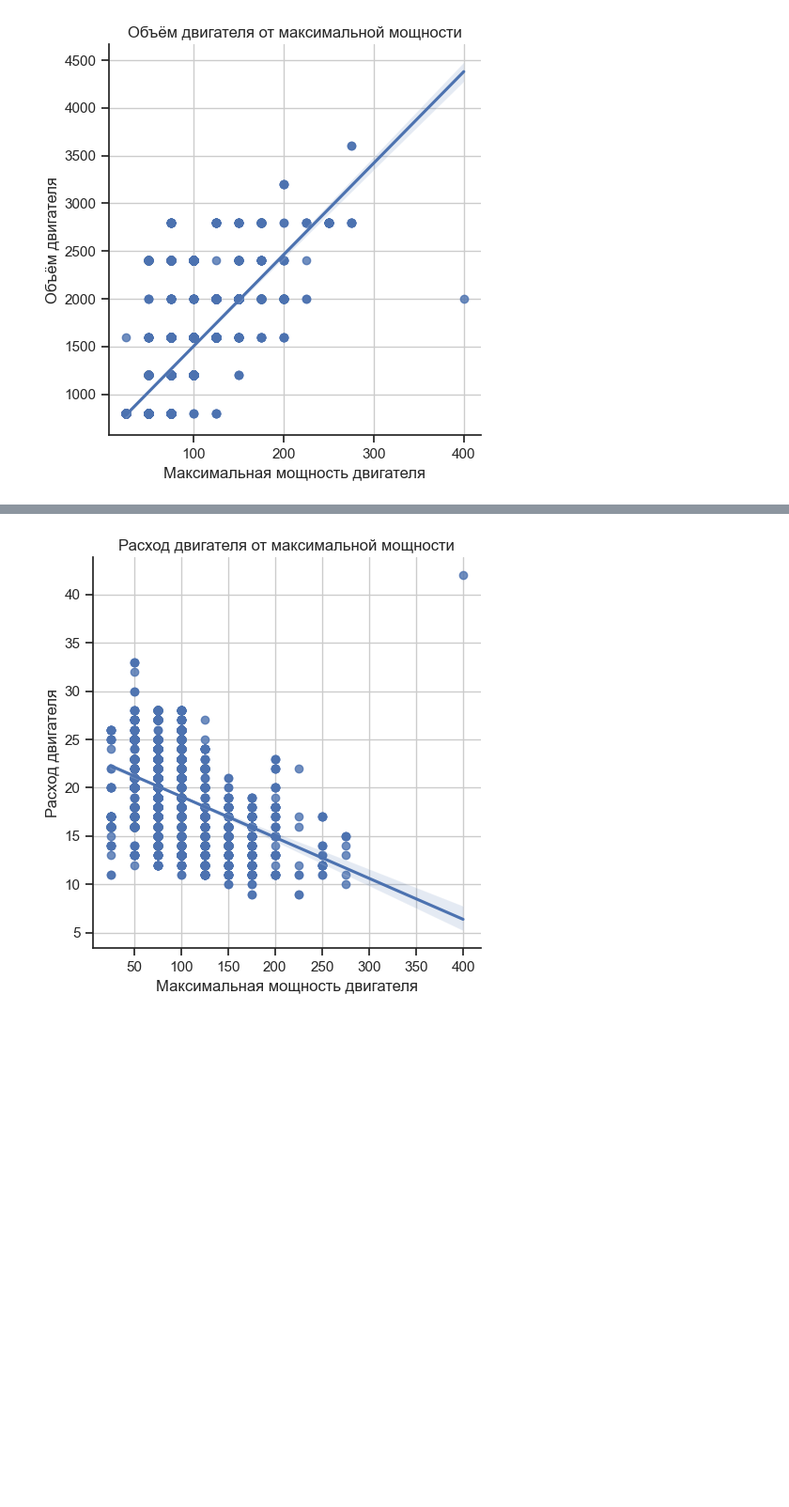
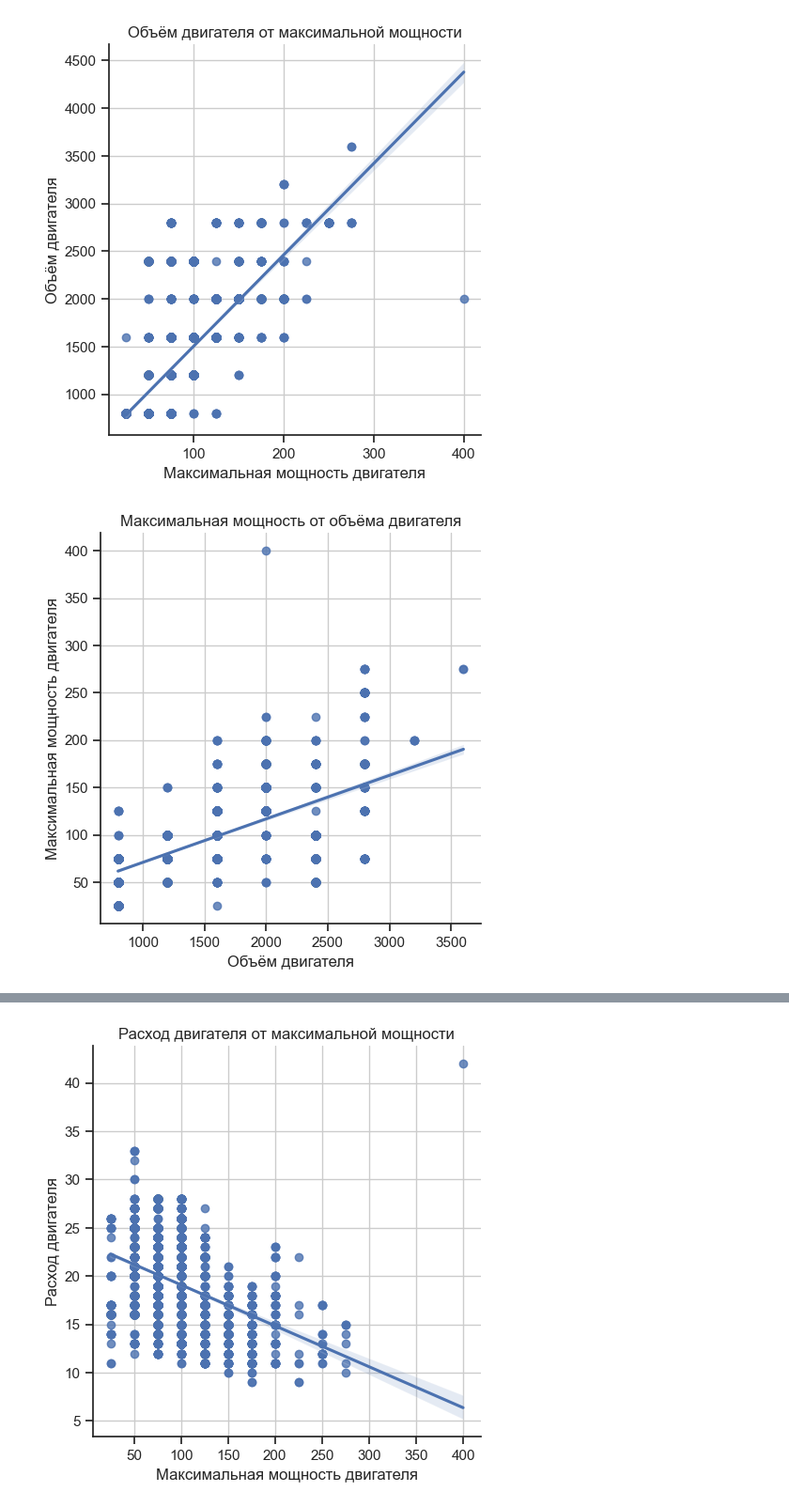
Before and after one commit to LlirikOknessu/tpu-8e21-ai-basis, a Jupyter notebook: Racheev/EDA_Racheev.ipynb, the cells around one changed output, grey strips where cells are left out. Shown at 94% size. Saved outputs shown, nothing was run; the diff lists cells and outputs as text; code cells hidden in the pictures; blank space fills up the shorter version.

```diff
--- a/Racheev/EDA_Racheev.ipynb
+++ b/Racheev/EDA_Racheev.ipynb
@@ -2990,3 +3037,13 @@ plt.grid()
 plt.show()
 # %% [output]
 [figure]
+# %%
+sns.set_theme(style="ticks")
+sns.lmplot(y='mpow_val_d', x='eng_val_d', data=car_table[(car_table['mpow_val_d']!=0) & (car_table['eng_val_d']!=0)], height=5)
+plt.title('Максимальная мощность от объёма двигателя')
+plt.xlabel('Объём двигателя')
+plt.ylabel('Максимальная мощность двигателя') #Подпись для оси y
+plt.grid()
+plt.show()
+# %% [output]
+[figure, added]
```
Also changed, not shown: parts of 19 cells of this notebook, 2 other files.
